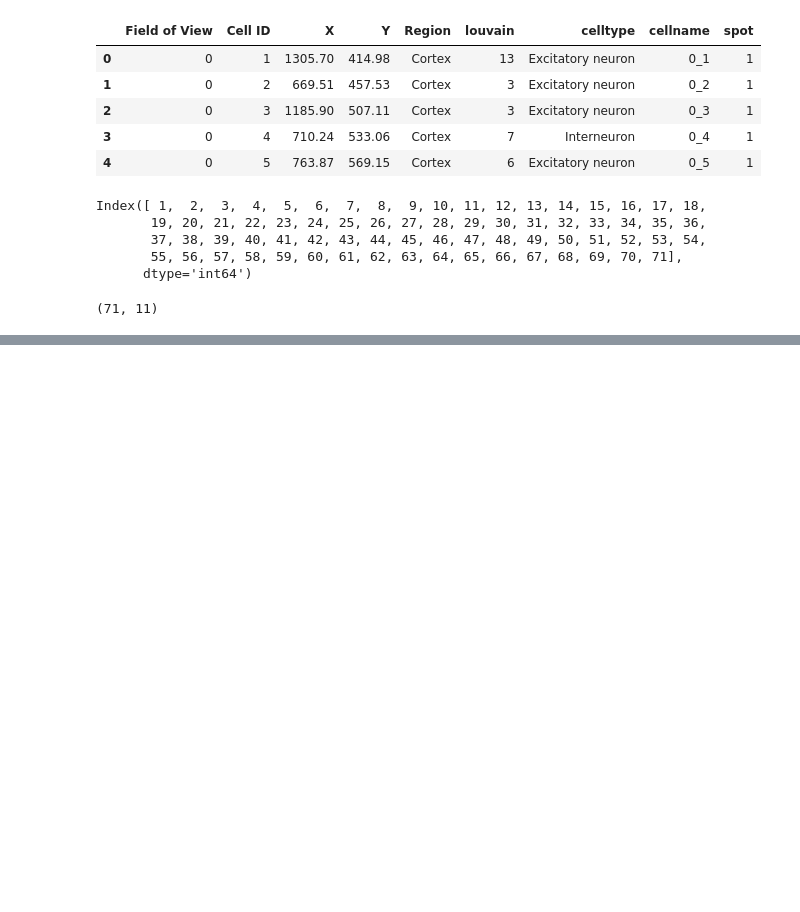
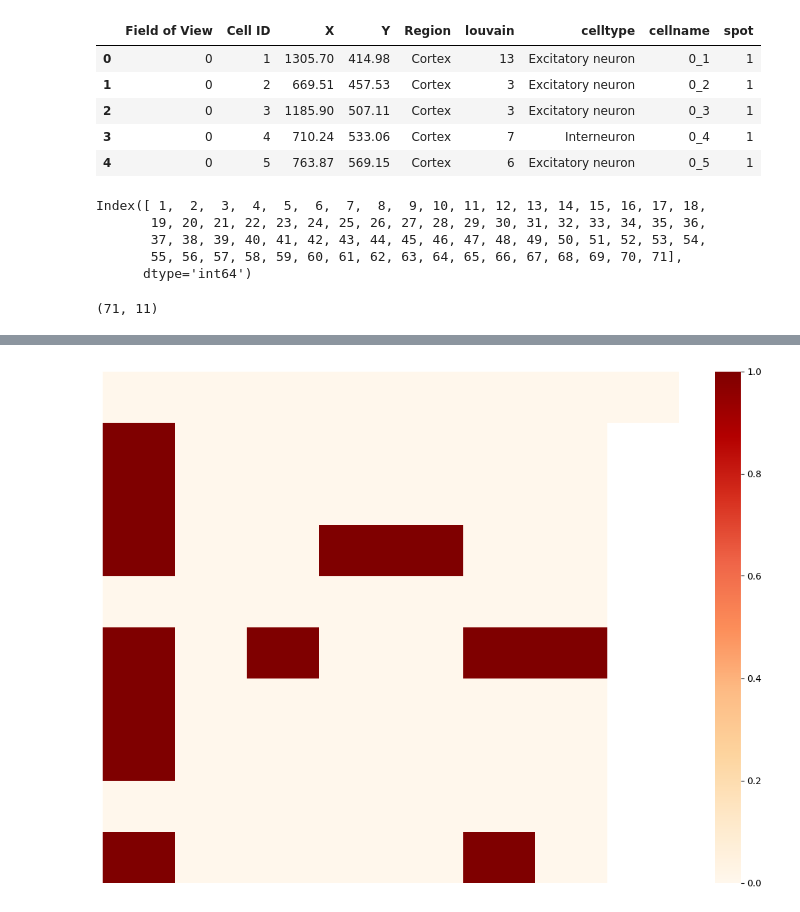
Before and after one commit to Angel030331/BIOF3001_Group_project, a Jupyter notebook: seqFISH+_ref/seqFISH_data_mapping.ipynb, the cells around one changed output, grey strips where cells are left out. Saved outputs shown, nothing was run; the diff lists cells and outputs as text; code cells hidden in the pictures; blank space fills up the shorter version.

```diff
--- a/seqFISH+_ref/seqFISH_data_mapping.ipynb
+++ b/seqFISH+_ref/seqFISH_data_mapping.ipynb
@@ -700,0 +733,15 @@ seqFISH_groundtruth_byspot.to_csv('/Users/onkiwong/Documents/GitHub/BIOF3001_Gro
+# %%
+SPOTlight = 'methods/SPOTlight_pred_cell.csv'
+
+SPOTlight_df = pd.read_csv(SPOTlight, header=0)
+filled_SPOTlight = SPOTlight_df['eNeuron'].values.tolist() + [np.nan] * (80 - SPOTlight_df.shape[0])
+
+SPOTlight_mat = pd.DataFrame(filled_SPOTlight).values.reshape(8, 10).T
+
+plt.figure(figsize=(14, 10))
+sns.heatmap(SPOTlight_mat, cmap='OrRd', annot=False)
+plt.xticks([])
+plt.yticks([])
+plt.show()
+# %% [output]
+[figure, added]
```
Also changed, not shown: parts of 5 cells of this notebook, 5 other files.
